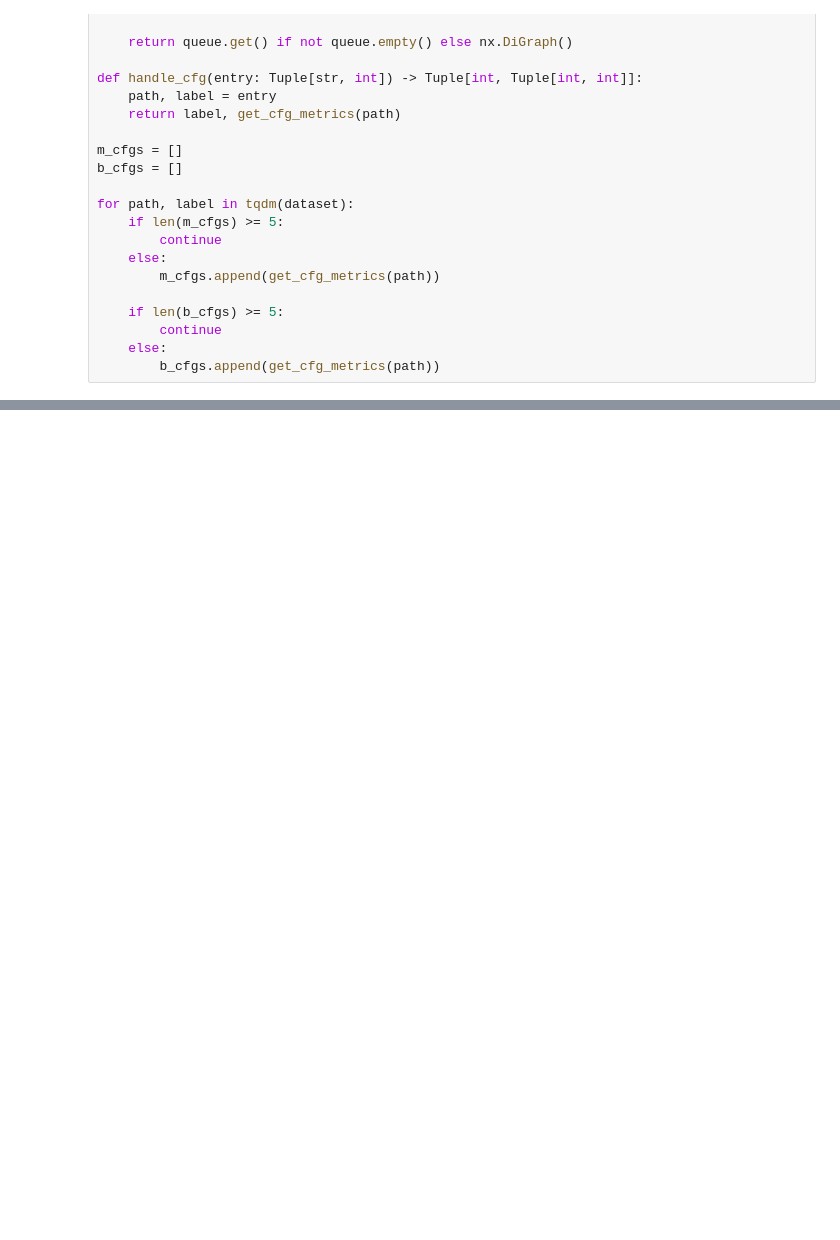
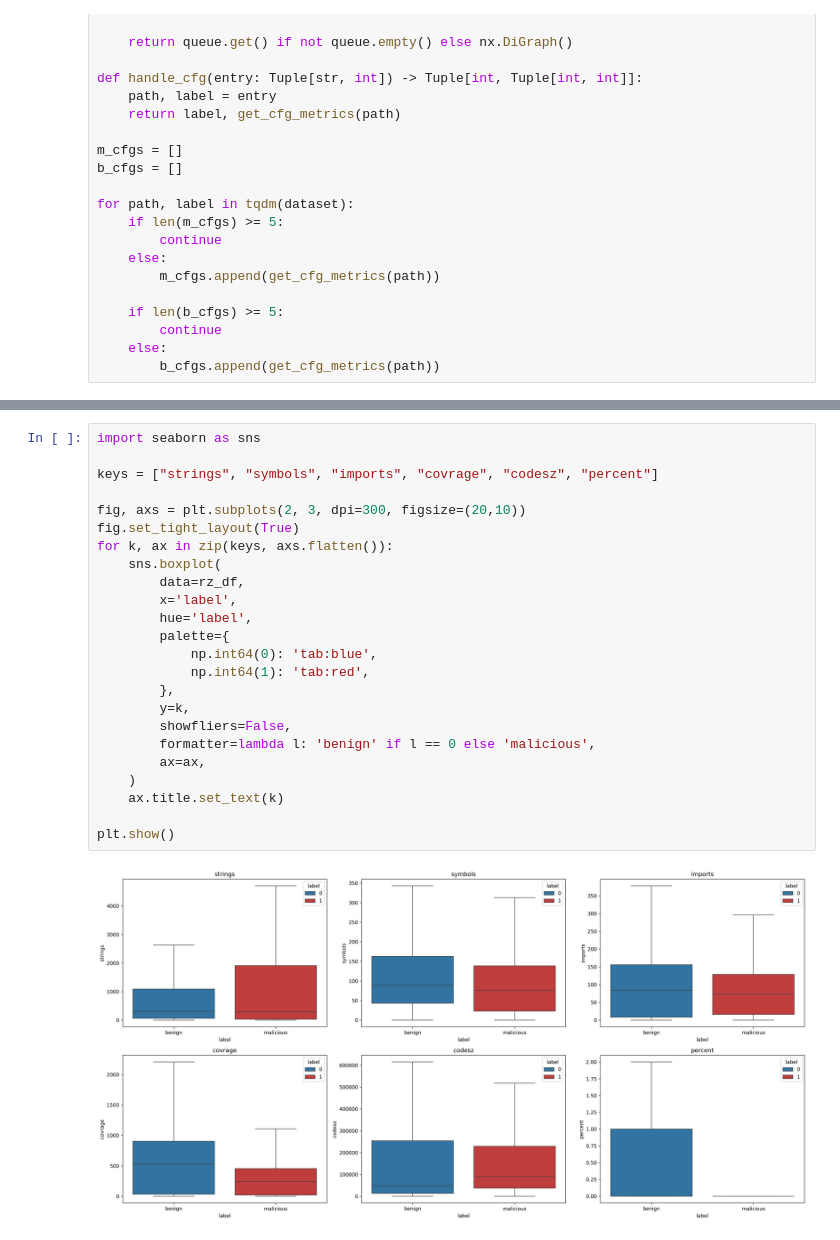
Before and after one commit to Henry-Ash-Williams/masters-thesis, a Jupyter notebook: src/data/obfuscation.ipynb, the cells around one changed output, grey strips where cells are left out. Drawn from its saved outputs; the diff is of its cells as text; blank space fills up the shorter version.

```diff
--- a/src/data/obfuscation.ipynb
+++ b/src/data/obfuscation.ipynb
@@ -297,0 +329,26 @@ ZeroDivisionError: division by zero
+# %%
+import seaborn as sns
+
+keys = ["strings", "symbols", "imports", "covrage", "codesz", "percent"]
+
+fig, axs = plt.subplots(2, 3, dpi=300, figsize=(20,10))
+fig.set_tight_layout(True)
+for k, ax in zip(keys, axs.flatten()):
+    sns.boxplot(
+        data=rz_df,
+        x='label',
+        hue='label',
+        palette={
+            np.int64(0): 'tab:blue',
+            np.int64(1): 'tab:red',
+        },
+        y=k,
+        showfliers=False,
+        formatter=lambda l: 'benign' if l == 0 else 'malicious',
+        ax=ax,
+    )
+    ax.title.set_text(k)
+
+plt.show()
+# %% [output]
+[figure, added]
```
Also changed, not shown: parts of 11 cells of this notebook, 29 other files.
